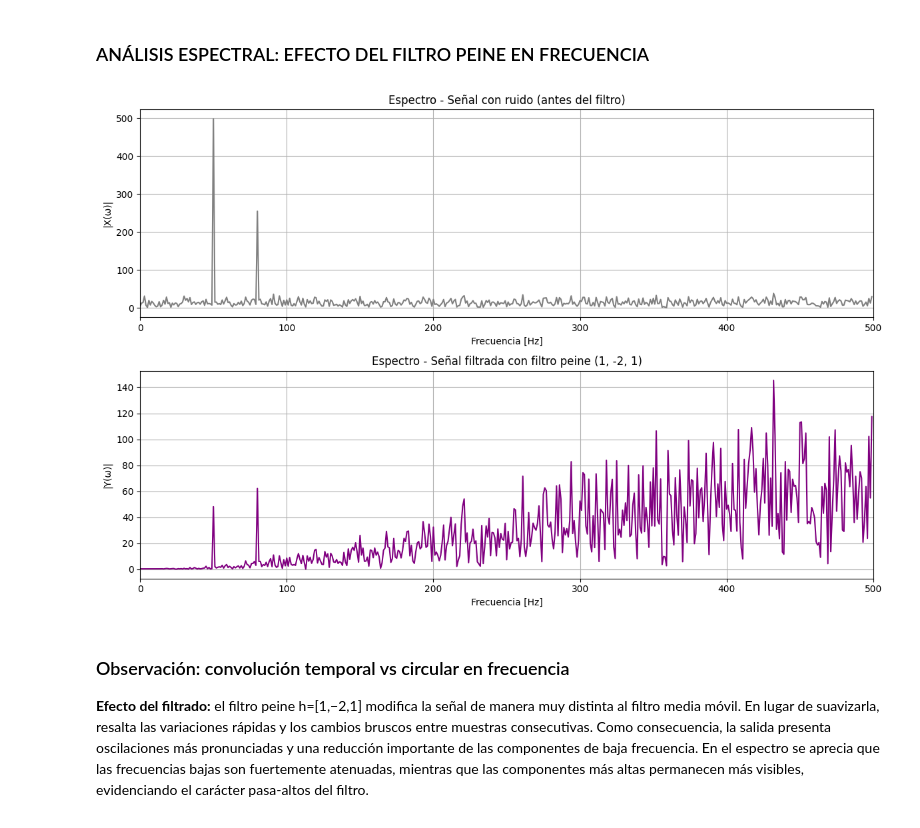
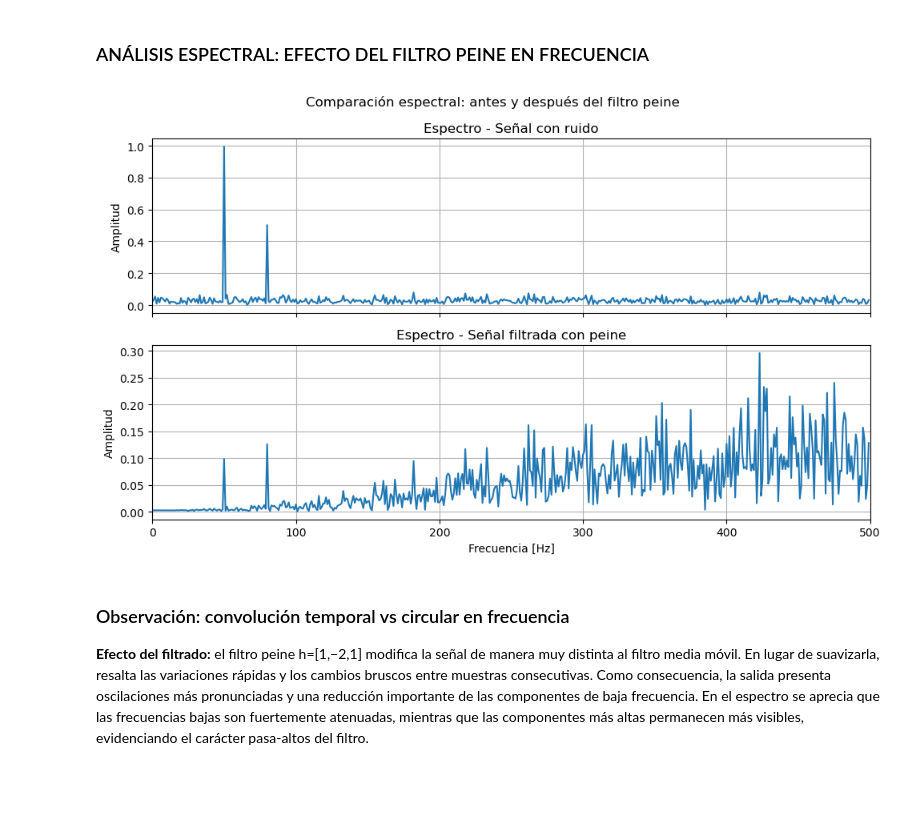
Before and after one commit to notfigure8/TP-DSP-Grupo-5, a Jupyter notebook: notebook_grupo_5.ipynb, the cells around one changed output. Drawn from its saved outputs; the diff is of its cells as text; code cells hidden in the pictures; blank space fills up the shorter version.

```diff
--- a/notebook_grupo_5.ipynb
+++ b/notebook_grupo_5.ipynb
@@ -57,7 +57,7 @@ respectivamente).
 # %% [markdown]
 Aquí se añade ruido a la señal generada:
 # %%
-tonos_con_ruido = agregar_ruido_blanco(senal, amplitud=0.5)
+tonos_con_ruido, ruido = agregar_ruido_blanco(senal, amplitud=0.5)
 
 graficar_senales([senal, tonos_con_ruido], fs=fs, titulo="Señal original vs con ruido", xlim=(0, 0.2))
 
@@ -159,6 +174,7 @@ El comportamiento del filtro peine es opuesto al de la media móvil:
 # %% [markdown]
 Se procede al filtrado de media móvil de los tonos con ruido por medio de la convolucion circular, y tambien por medio de la trasformada, para evaluar las diferencias entre ambos métodos.
 # %%
+fs=1000
 # Se calculan los filtrados
 y_1p_tiempo = filtrar_convolucion(tonos_con_ruido, h_1p)[:len(tonos_con_ruido)]
 y_2p_tiempo = filtrar_convolucion(tonos_con_ruido, h_2p)[:len(tonos_con_ruido)]
@@ -265,34 +279,22 @@ plt.show()
 
 ### ANÁLISIS ESPECTRAL: EFECTO DEL FILTRO PEINE EN FRECUENCIA
 # %%
-# Graficamos el espectro de la señal antes y después del filtrado
-fig, axes = plt.subplots(2, 1, figsize=(12, 8))
-
-# Espectro original con ruido
-X_original = np.fft.fft(tonos_con_ruido)
-freqs = np.fft.fftfreq(len(tonos_con_ruido), d=1/fs)
-mitad = len(tonos_con_ruido) // 2
-
-axes[0].plot(freqs[:mitad], np.abs(X_original[:mitad]), color='gray')
-axes[0].set_title("Espectro - Señal con ruido (antes del filtro)")
-axes[0].set_ylabel("|X(ω)|")
-axes[0].set_xlabel("Frecuencia [Hz]")
-axes[0].grid(True)
-axes[0].set_xlim(0, 500)  # Limitamos para ver mejor
-
-# Espectro señal filtrada
-Y_peine = np.fft.fft(y_peine_tiempo)
-axes[1].plot(freqs[:mitad], np.abs(Y_peine[:mitad]), color='purple')
-axes[1].set_title("Espectro - Señal filtrada con filtro peine (1, -2, 1)")
-axes[1].set_ylabel("|Y(ω)|")
-axes[1].set_xlabel("Frecuencia [Hz]")
-axes[1].grid(True)
-axes[1].set_xlim(0, 500)
-
-plt.tight_layout()
-plt.show()
+graficar_espectros(
+    [
+        tonos_con_ruido,
+        y_peine_tiempo
+    ],
+    fs=fs,
+    titulo="Comparación espectral: antes y después del filtro peine",
+    subplots=True,
+    xlim=(0, 500),
+    titles=[
+        "Espectro - Señal con ruido",
+        "Espectro - Señal filtrada con peine"
+    ]
+)
 # %% [output]
-[figure, old version]
+[figure, new version]
 # %% [markdown]
 ### Observación: convolución temporal vs circular en frecuencia
 
```
Also changed, not shown: parts of 12 cells of this notebook, 13 other files.
